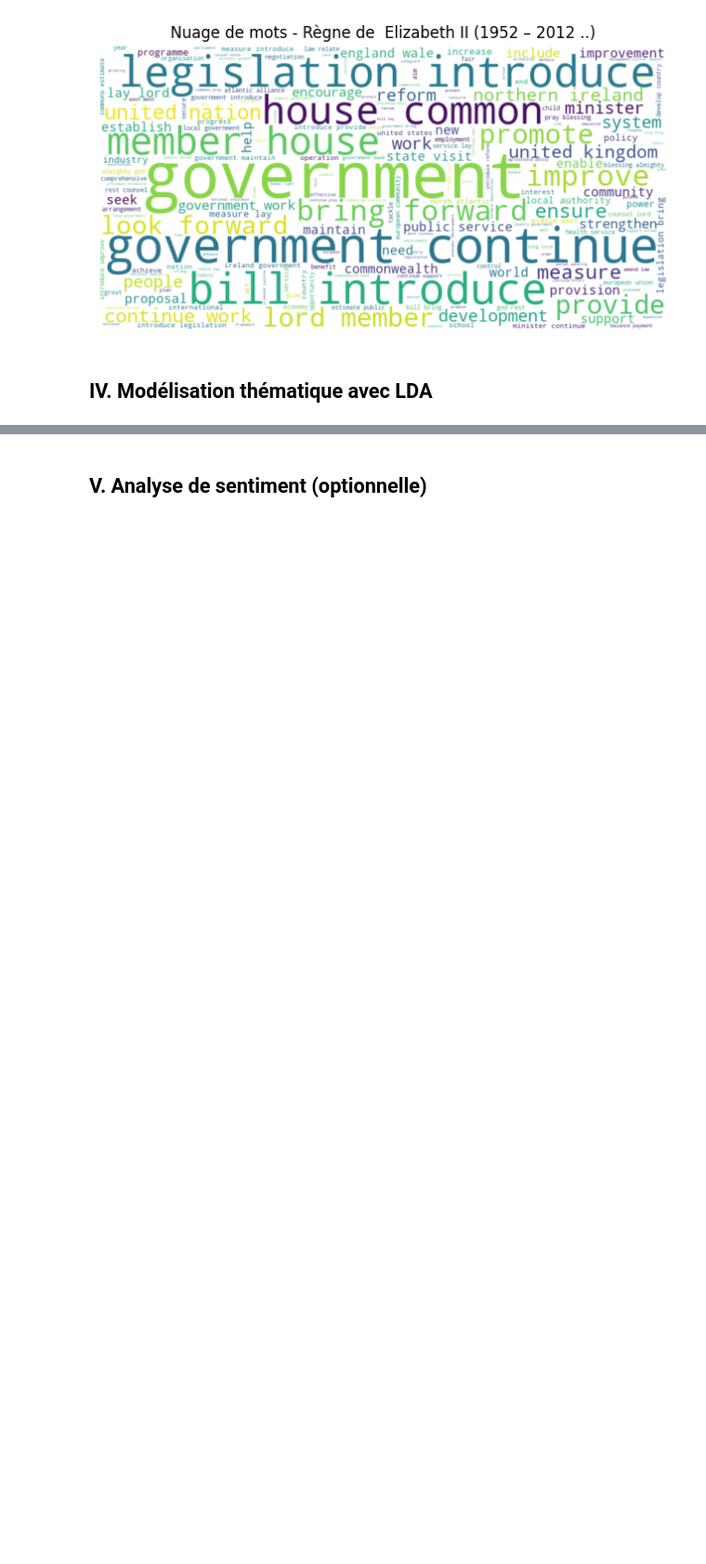
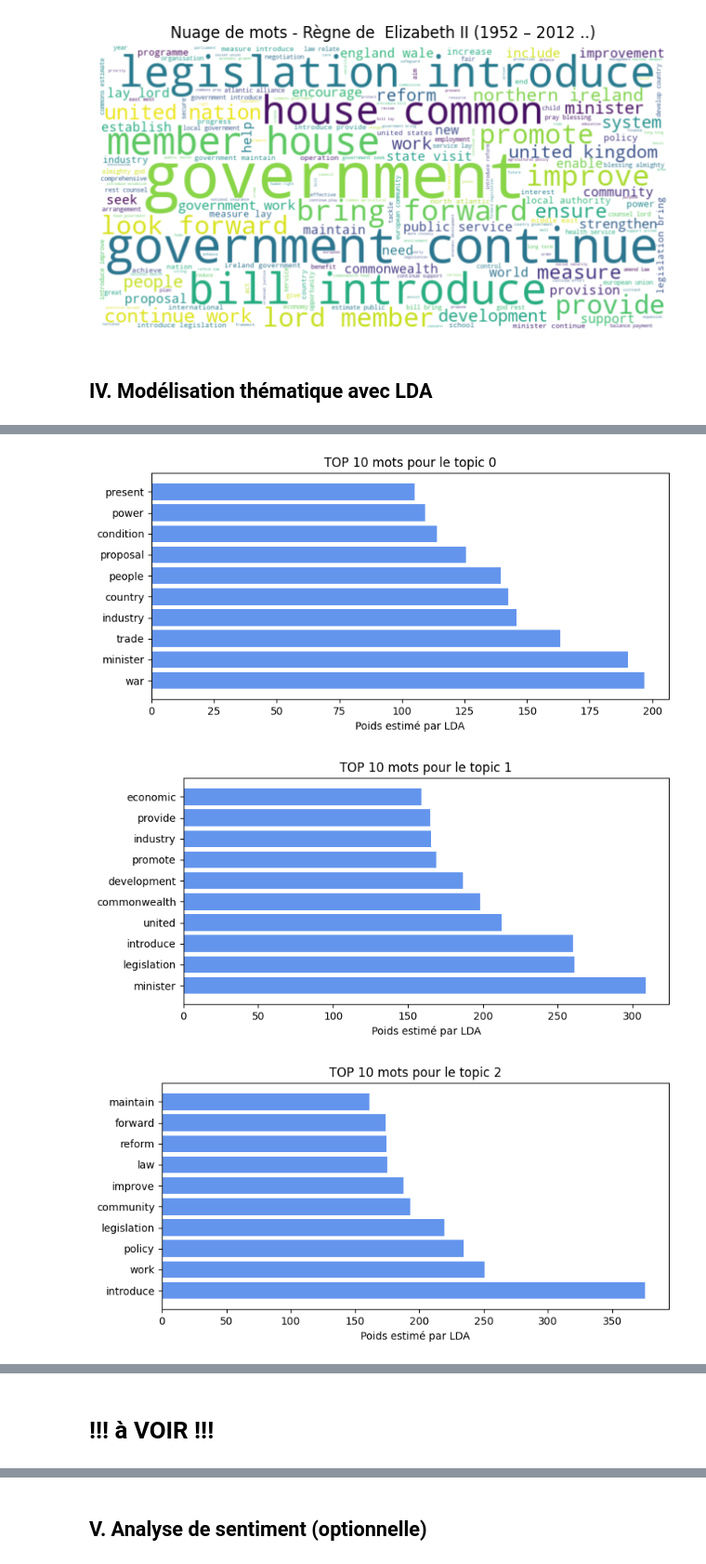
Before and after one commit to isabel6198/nlp_speech_throne, a Jupyter notebook: notebook/01_speech_throne.ipynb, the cells around one changed output, grey strips where cells are left out. Shown at 93% size. Cells and saved outputs as stored; diff of their text form; code cells hidden in the pictures; blank space fills up the shorter version.

```diff
--- a/notebook/01_speech_throne.ipynb
+++ b/notebook/01_speech_throne.ipynb
@@ -325,0 +342,4 @@ for idx, topic in enumerate(lda.components_):
+# %%
+for i in range(10):
+    random_word_id = random.randint(0, 788)
+    print(cv.get_feature_names_out()[random_word_id])   # au hasard 10 mots
@@ -325,0 +524,7 @@ for idx, topic in enumerate(lda.components_):
+# %%
+lda = LatentDirichletAllocation(n_components=4, random_state=42)
+lda.fit(dtm)
+
+for i, topic in enumerate(lda.components_):
+    print(f"\nTOPIC {i}")
+    print([vectorizer.get_feature_names_out()[j] for j in topic.argsort()[-15:]])
@@ -325,0 +543,23 @@ for idx, topic in enumerate(lda.components_):
+# %%
+
+# Nombre de mots à afficher par topic
+n_top_words = 10
+feature_names = vectorizer.get_feature_names_out()
+
+# Boucle sur chaque topic
+for topic_idx, topic in enumerate(lda.components_):
+    top_indices = topic.argsort()[-n_top_words:]
+    top_words = [feature_names[i] for i in top_indices]
+    top_values = topic[top_indices]
+
+    plt.figure(figsize=(8, 4))
+    plt.barh(top_words, top_values, color='cornflowerblue')
+    plt.title(f"TOP {n_top_words} mots pour le topic {topic_idx}")
+    plt.xlabel("Poids estimé par LDA")
+    plt.gca().invert_yaxis()
+    plt.tight_layout()
+    plt.show()
+# %% [output]
+[figure, added]
+[figure, added]
+[figure, added]
@@ -325,0 +567,2 @@ for idx, topic in enumerate(lda.components_):
+# %% [markdown]
+# !!! à VOIR  !!!
```
Also changed, not shown: parts of 36 cells of this notebook, 1 other file.
